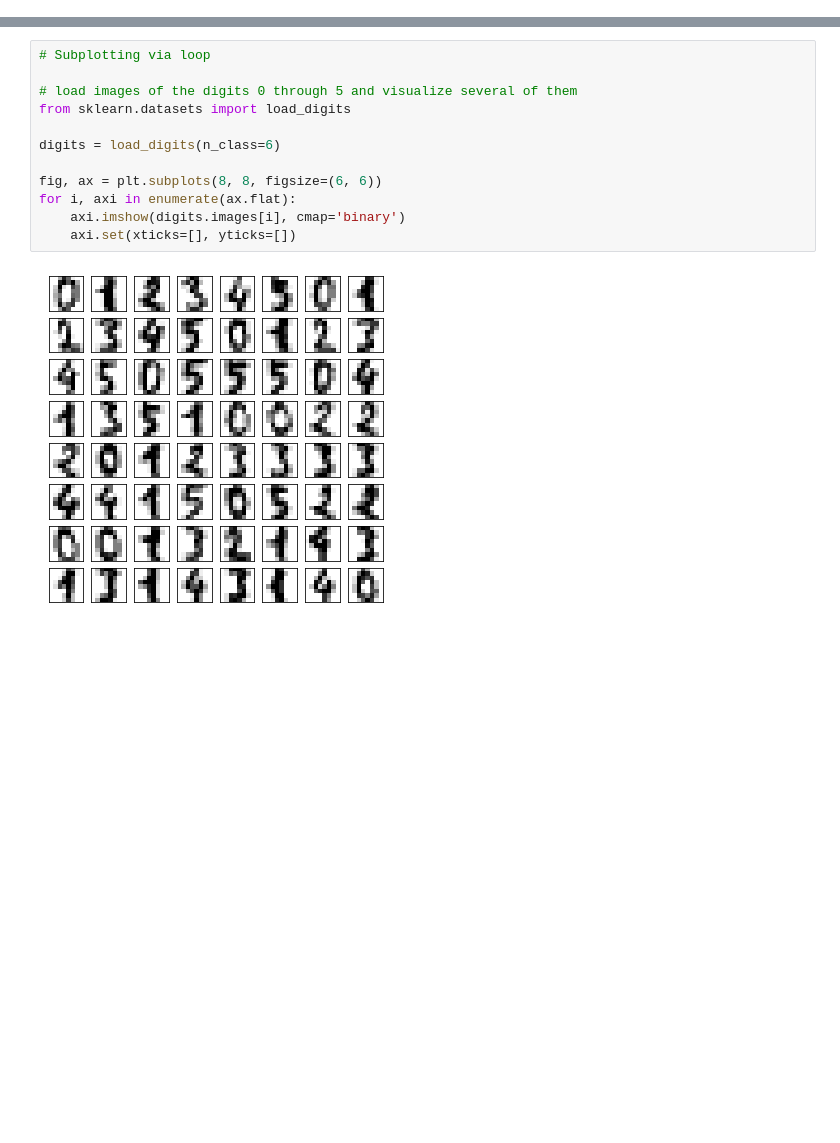
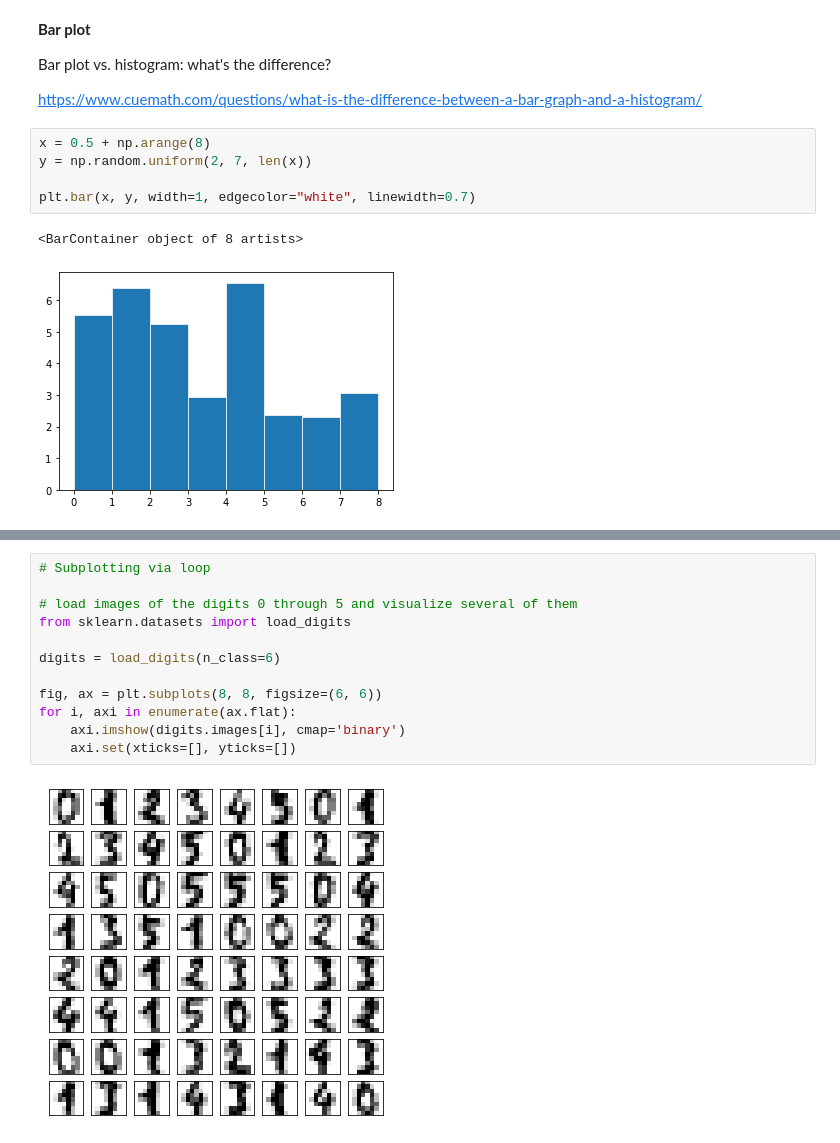
Before and after one commit to DzygaSkoryk/astronomy_python, a Jupyter notebook: Matplotlib/Matplotlob Basic.ipynb, the cells around one changed output, grey strips where cells are left out. Cells and saved outputs as stored; diff of their text form; blank space fills up the shorter version.

```diff
--- a/Matplotlib/Matplotlob Basic.ipynb
+++ b/Matplotlib/Matplotlob Basic.ipynb
@@ -57,0 +56,14 @@ Text(0.5, 1.0, 'cos')
+# %% [markdown]
+**Bar plot**
+
+Bar plot vs. histogram: what's the difference?
+
+https://www.cuemath.com/questions/what-is-the-difference-between-a-bar-graph-and-a-histogram/
+# %%
+x = 0.5 + np.arange(8)
+y = np.random.uniform(2, 7, len(x))
+
+plt.bar(x, y, width=1, edgecolor="white", linewidth=0.7)
+# %% [output]
+<BarContainer object of 8 artists>
+[figure, added]
```
Also changed, not shown: parts of 94 cells of this notebook, 5 other files.
